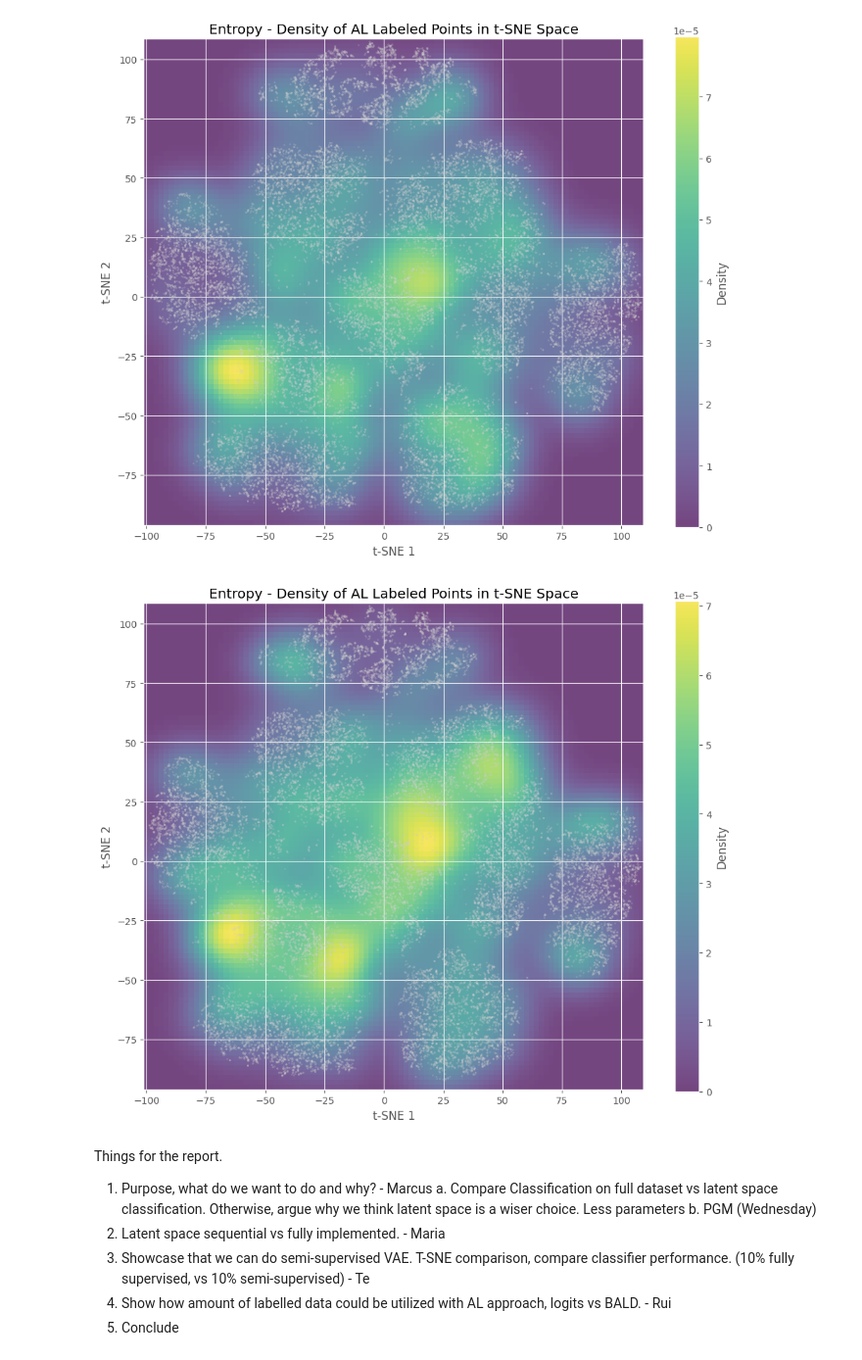
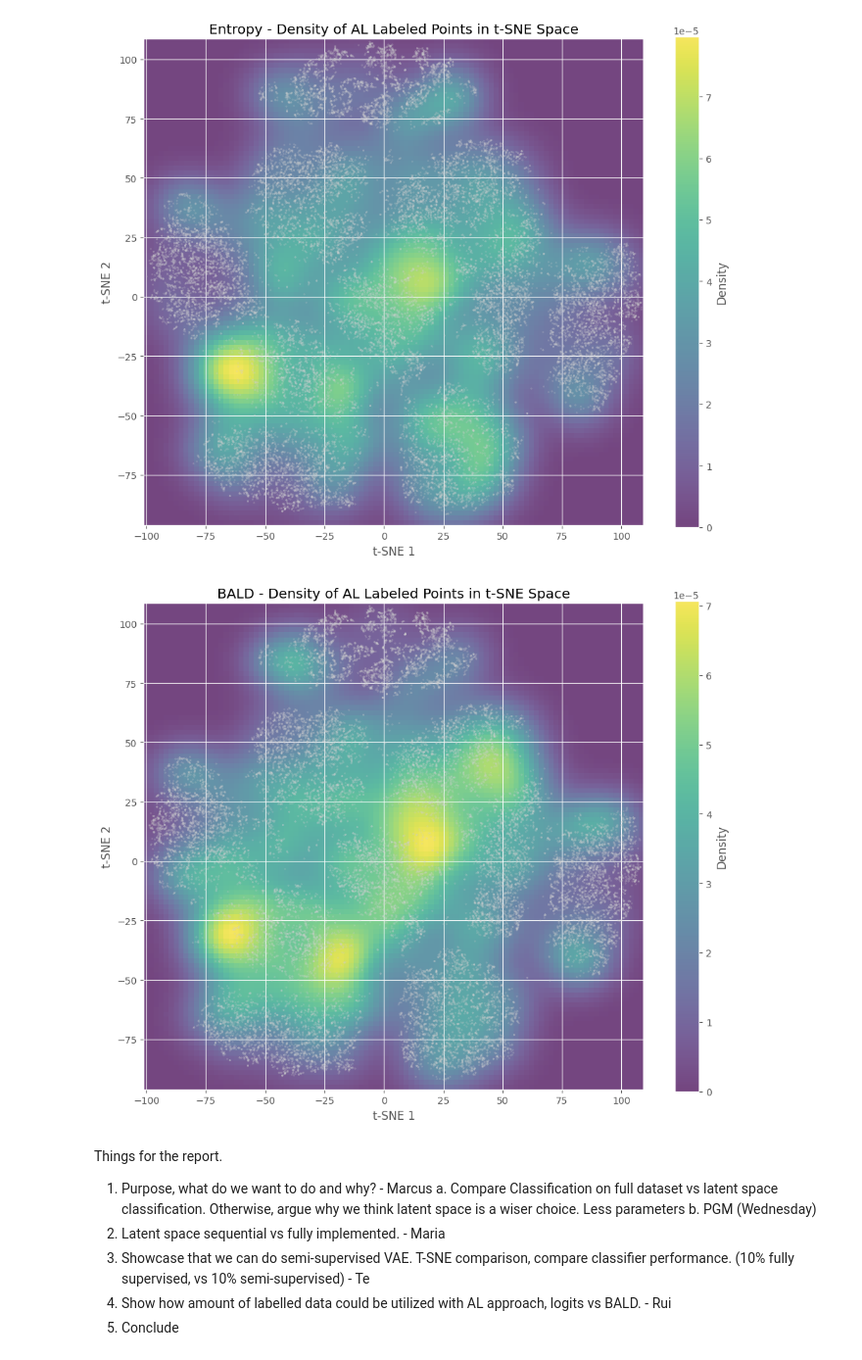
Before and after one commit to teisnotte/model-based-machine-learning-ssvae, a Jupyter notebook: ssVAE_mabeng.ipynb, the cells around one changed output. Shown at 98% size. Saved outputs shown, nothing was run; the diff lists cells and outputs as text; code cells hidden in the pictures.

Commit message:
Fix of plots

```diff
--- a/ssVAE_mabeng.ipynb
+++ b/ssVAE_mabeng.ipynb
@@ -1073,10 +1075,10 @@ plt.show()
 # %% [output]
 [figure]
 # %%
-fig = create_density_heatmap(z_all_tsne, idxs_hist_BALD, title="Entropy")
+fig = create_density_heatmap(z_all_tsne, idxs_hist_BALD, title="BALD")
 plt.show()
 # %% [output]
-[figure, old version]
+[figure, new version]
 # %% [markdown]
 Things for the report.
 1. Purpose, what do we want to do and why? - Marcus
```
Also changed, not shown: parts of 3 cells of this notebook, 14 other files.
